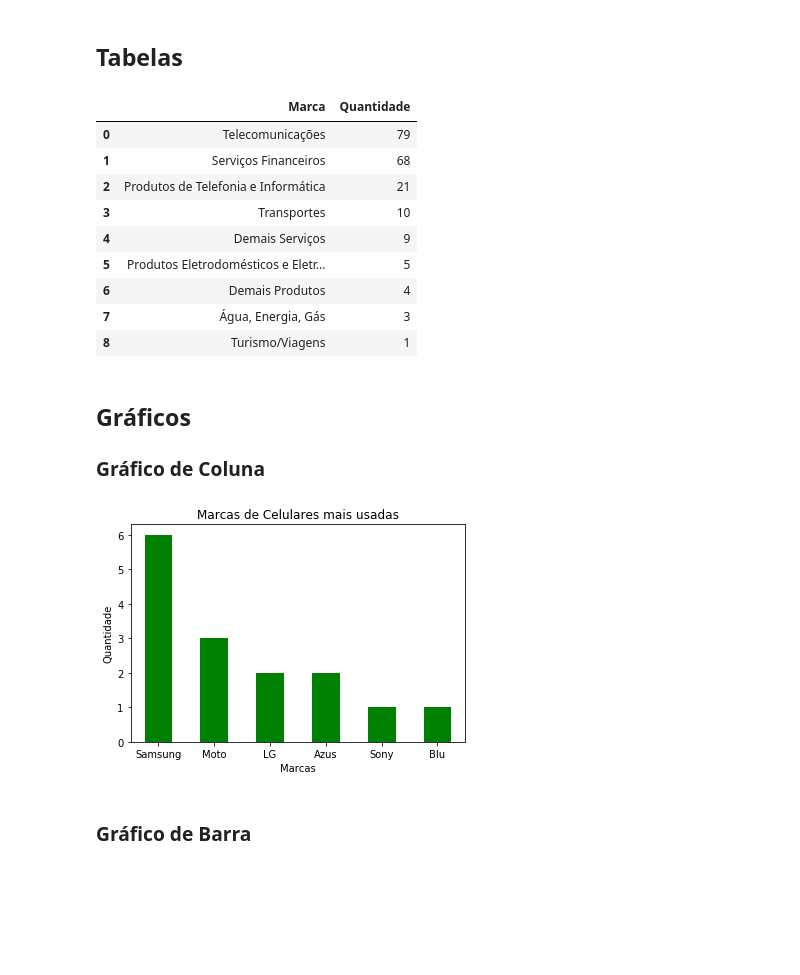
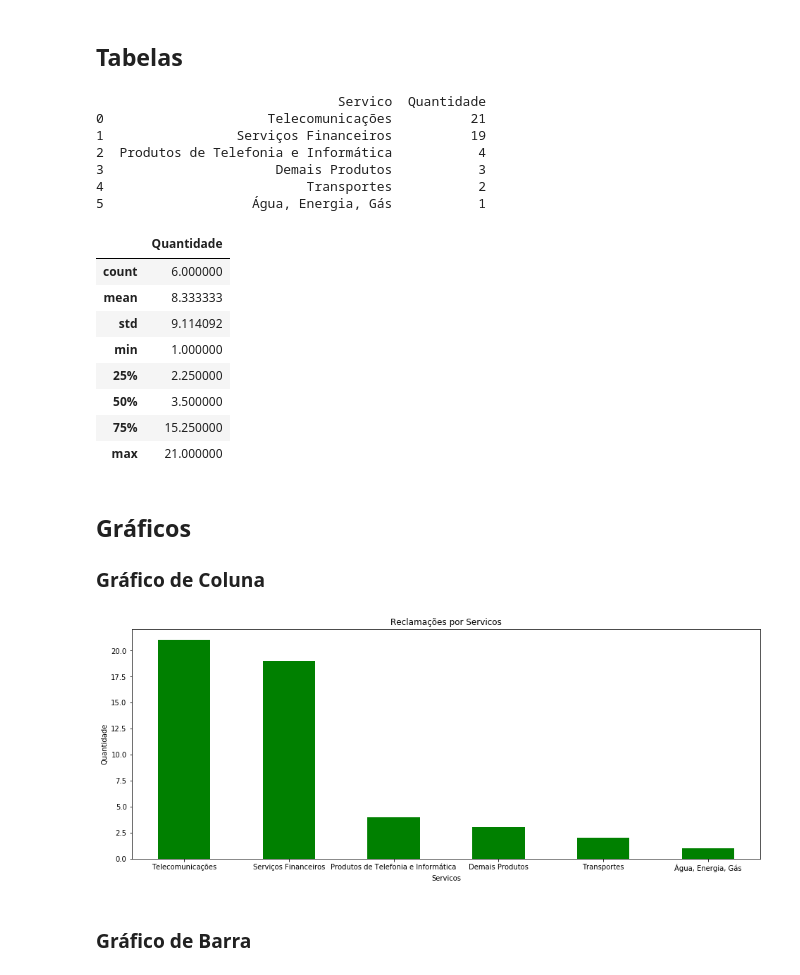
Before and after one commit to marcostark/estatistica-exploratoria, a Jupyter notebook: statistics.ipynb, the cells around one changed output. Saved outputs shown, nothing was run; the diff lists cells and outputs as text; code cells hidden in the pictures; blank space fills up the shorter version.

```diff
--- a/statistics.ipynb
+++ b/statistics.ipynb
@@ -115,39 +98,53 @@ Name: Área, Length: 4870, dtype: object
 ## Tabelas
 # %%
 from collections import Counter
-celulares = pd.read_csv('celulares.csv',sep=';',encoding='latin1')
 
 #lista = celulares['Marca']
 #lista = celulares['Marca'].value_counts()
 #lista
 
+#celulares = pd.read_csv('bases/celulares.csv',encoding='latin1')
+
 tabela_frequencia = Counter(aleatoria).most_common(len(aleatoria))
-df = pd.DataFrame(tabela_frequencia, columns=['Marca','Quantidade'])
-df.to_csv('tabela_frequencia_celulares.csv')
-df
+#tabela_frequencia = Counter(celulares).most_common(len(celulares))
+
+df = pd.DataFrame(tabela_frequencia, columns=['Servico','Quantidade'])
+df.to_csv('tabela_frequencia_servicos.csv')
+print(df)
+
+# Descrição dos dados
+df.describe()
 # %% [output]
+                               Servico  Quantidade
+0                     Telecomunicações          21
+1                 Serviços Financeiros          19
+2  Produtos de Telefonia e Informática           4
+3                      Demais Produtos           3
+4                          Transportes           2
+5                   Água, Energia, Gás           1
-|  | Marca | Quantidade |
-| 0 | Telecomunicações | 79 |
-| 1 | Serviços Financeiros | 68 |
-| 2 | Produtos de Telefonia e Informática | 21 |
-| 3 | Transportes | 10 |
-| 4 | Demais Serviços | 9 |
-| 5 | Produtos Eletrodomésticos e Eletr... | 5 |
-| 6 | Demais Produtos | 4 |
-| 7 | Água, Energia, Gás | 3 |
-| 8 | Turismo/Viagens | 1 |
+|  | Quantidade |
+| count | 6.000000 |
+| mean | 8.333333 |
+| std | 9.114092 |
+| min | 1.000000 |
+| 25% | 2.250000 |
+| 50% | 3.500000 |
+| 75% | 15.250000 |
+| max | 21.000000 |
 # %% [markdown]
 ## Gráficos
 
 ### Gráfico de Coluna
 # %%
-lista = celulares['Marca'].value_counts().plot(kind='bar',figsize=(6,4), grid = False, rot = 0, color='green')
-plt.title('Marcas de Celulares mais usadas')
-plt.xlabel('Marcas')
+servicos = pd.read_csv('tabela_servicos.csv',encoding='utf-8')
+
+lista = servicos['Servico'].value_counts().plot(kind='bar',figsize=(16,6), grid = False, rot = 0, color='green')
+plt.title('Reclamações por Servicos')
+plt.xlabel('Servicos')
 plt.ylabel('Quantidade')
 plt.show()
 # %% [output]
-[figure, old version]
+[figure, new version]
 # %% [markdown]
 ### Gráfico de Barra
 # %%
```
Also changed, not shown: parts of 9 cells of this notebook, 3 other files.
